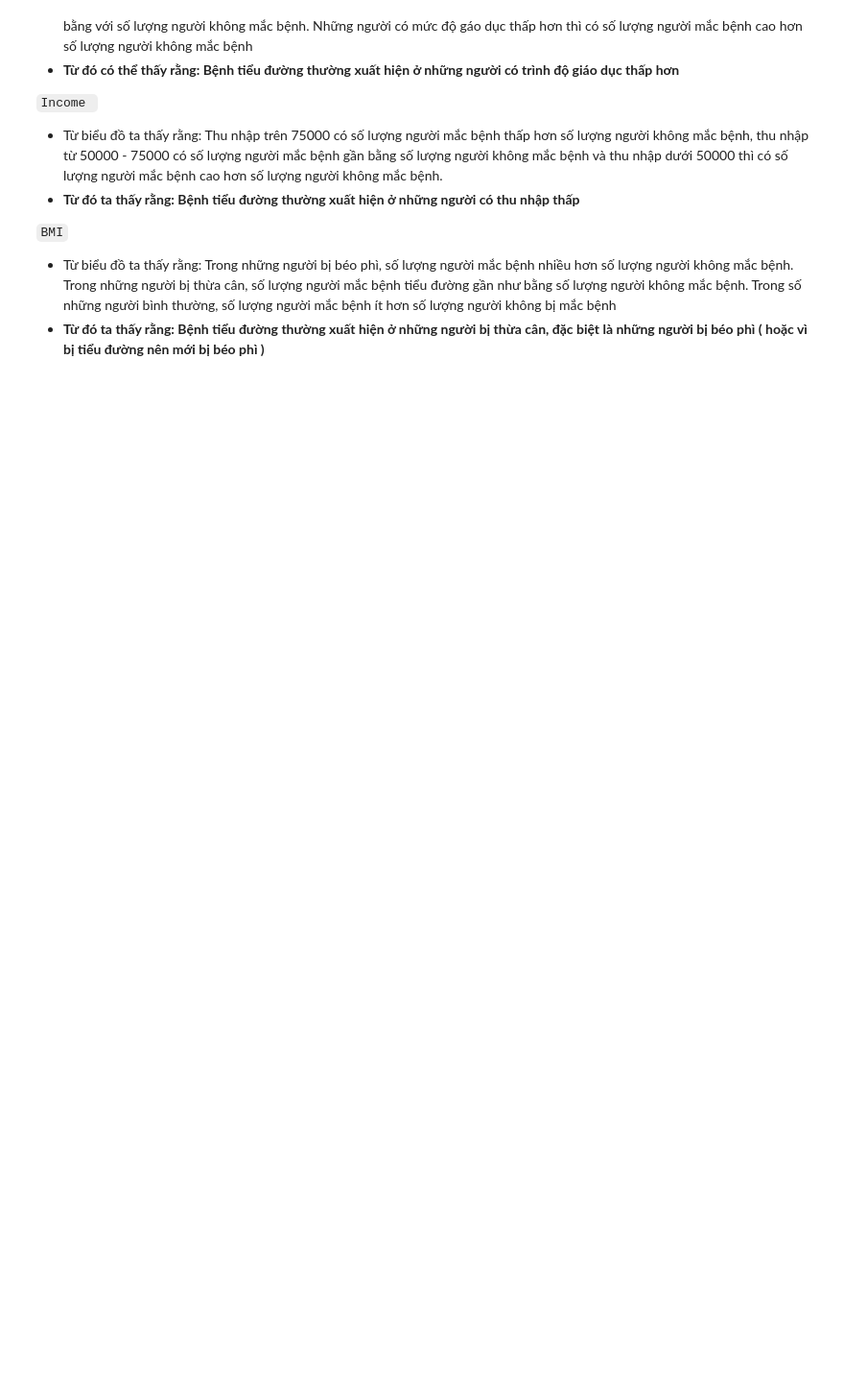
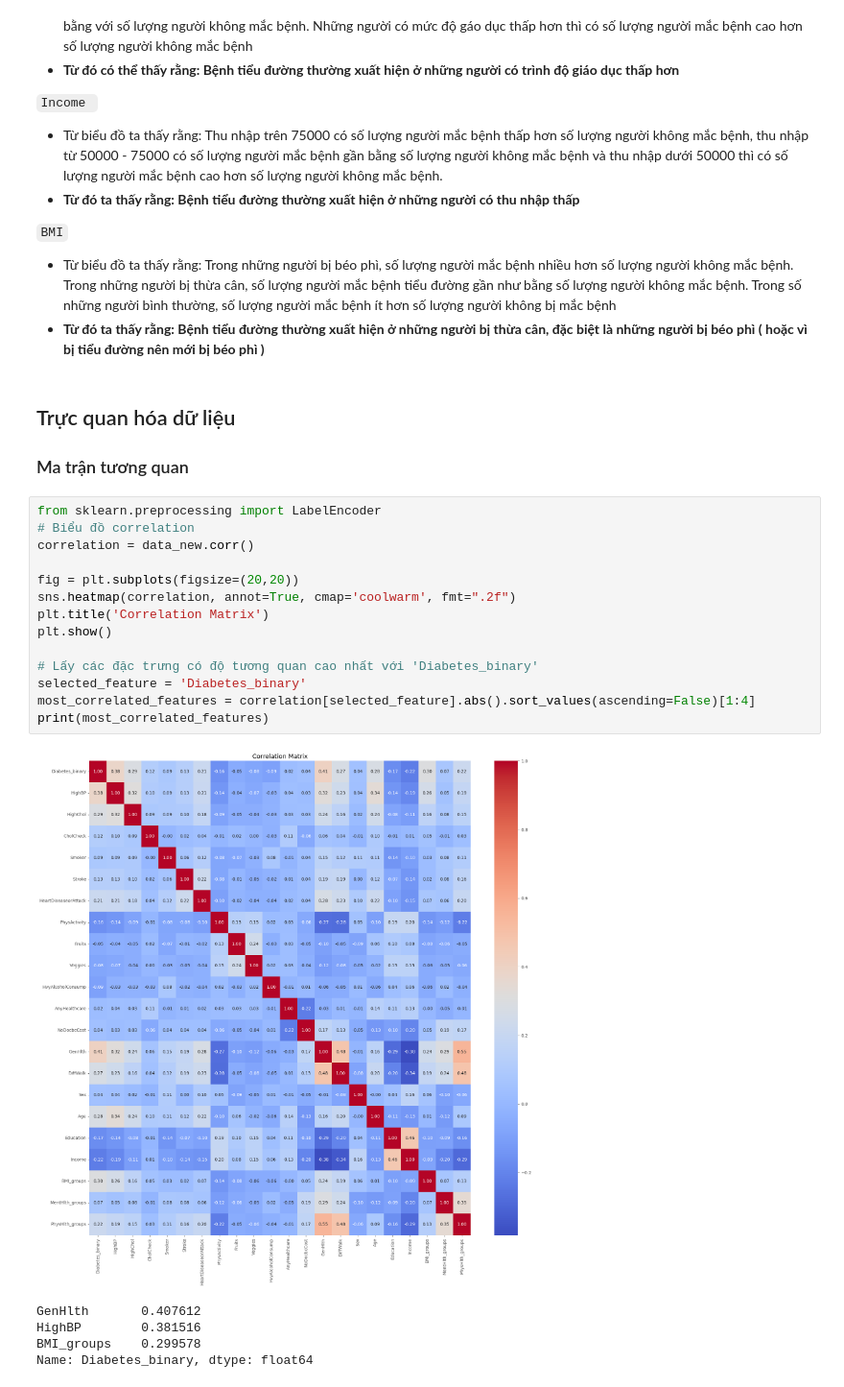
Before and after one commit to mylinh030203/AI, a Jupyter notebook: Analysis_and_Prediction_Type_2_Diabetes.ipynb, the cells around one changed output. Shown at 96% size. Saved outputs shown, nothing was run; the diff lists cells and outputs as text; blank space fills up the shorter version.

```diff
--- a/Analysis_and_Prediction_Type_2_Diabetes.ipynb
+++ b/Analysis_and_Prediction_Type_2_Diabetes.ipynb
@@ -453,3 +453,26 @@ plt.show()
 `BMI`
 - Từ biểu đồ ta thấy rằng: Trong những người bị béo phì, số lượng người mắc bệnh nhiều hơn số lượng người không mắc bệnh. Trong những người bị thừa cân, số lượng người mắc bệnh tiểu đường gần như bằng số lượng người không mắc bệnh. Trong số những người bình thường, số lượng người mắc bệnh ít hơn số lượng người không bị mắc bệnh
 - **Từ đó ta thấy rằng: Bệnh tiểu đường thường xuất hiện ở những người bị thừa cân, đặc biệt là những người bị béo phì ( hoặc vì bị tiểu đường nên mới bị béo phì )**
+# %% [markdown]
+## Trực quan hóa dữ liệu
+### Ma trận tương quan
+# %%
+from sklearn.preprocessing import LabelEncoder
+# Biểu đồ correlation
+correlation = data_new.corr()
+
+fig = plt.subplots(figsize=(20,20))
+sns.heatmap(correlation, annot=True, cmap='coolwarm', fmt=".2f")
+plt.title('Correlation Matrix')
+plt.show()
+
+# Lấy các đặc trưng có độ tương quan cao nhất với 'Diabetes_binary'
+selected_feature = 'Diabetes_binary'
+most_correlated_features = correlation[selected_feature].abs().sort_values(ascending=False)[1:4]
+print(most_correlated_features)
+# %% [output]
+[figure, added]
+GenHlth       0.407612
+HighBP        0.381516
+BMI_groups    0.299578
+Name: Diabetes_binary, dtype: float64
```
Also changed, not shown: parts of 1 cell of this notebook.
